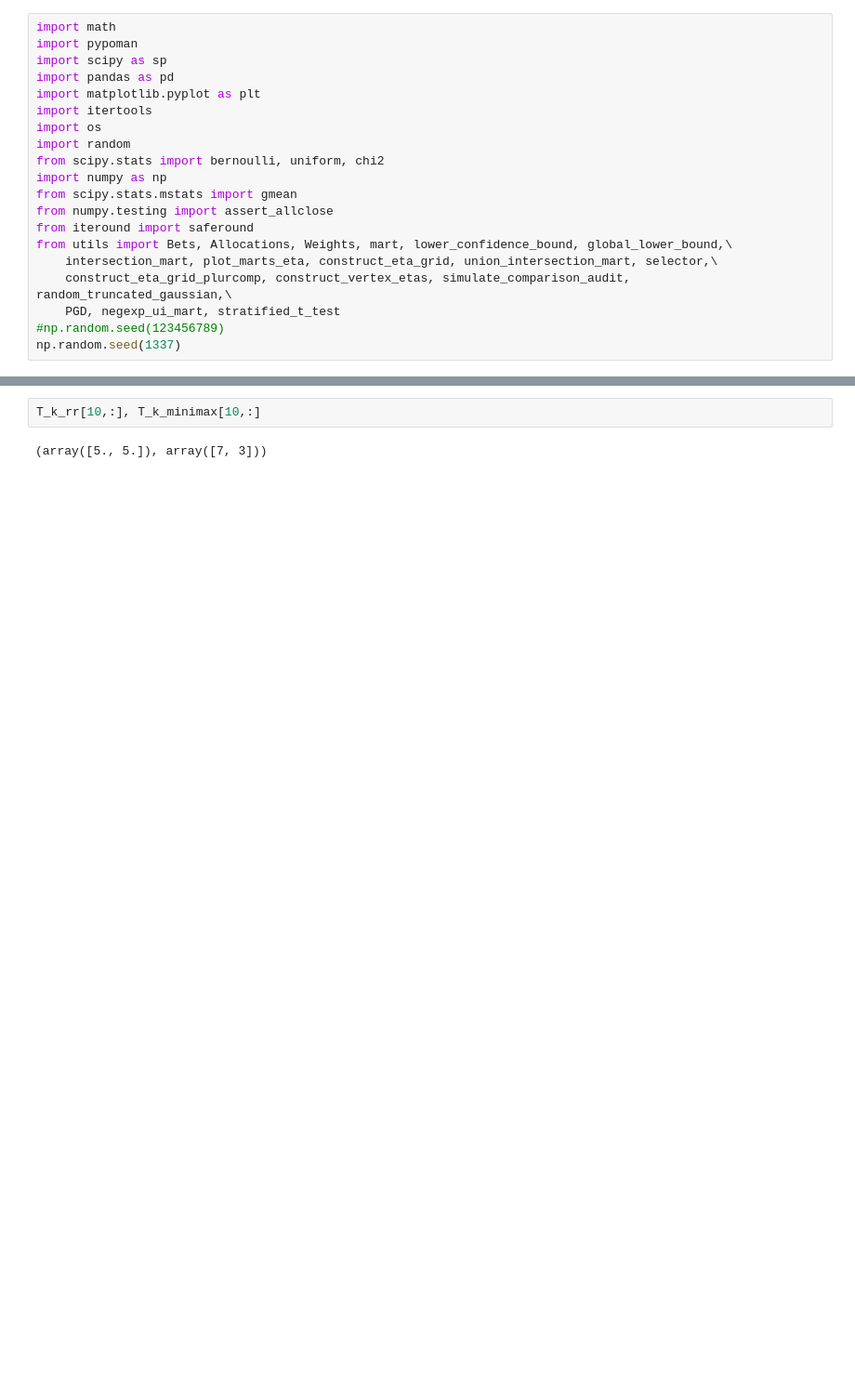
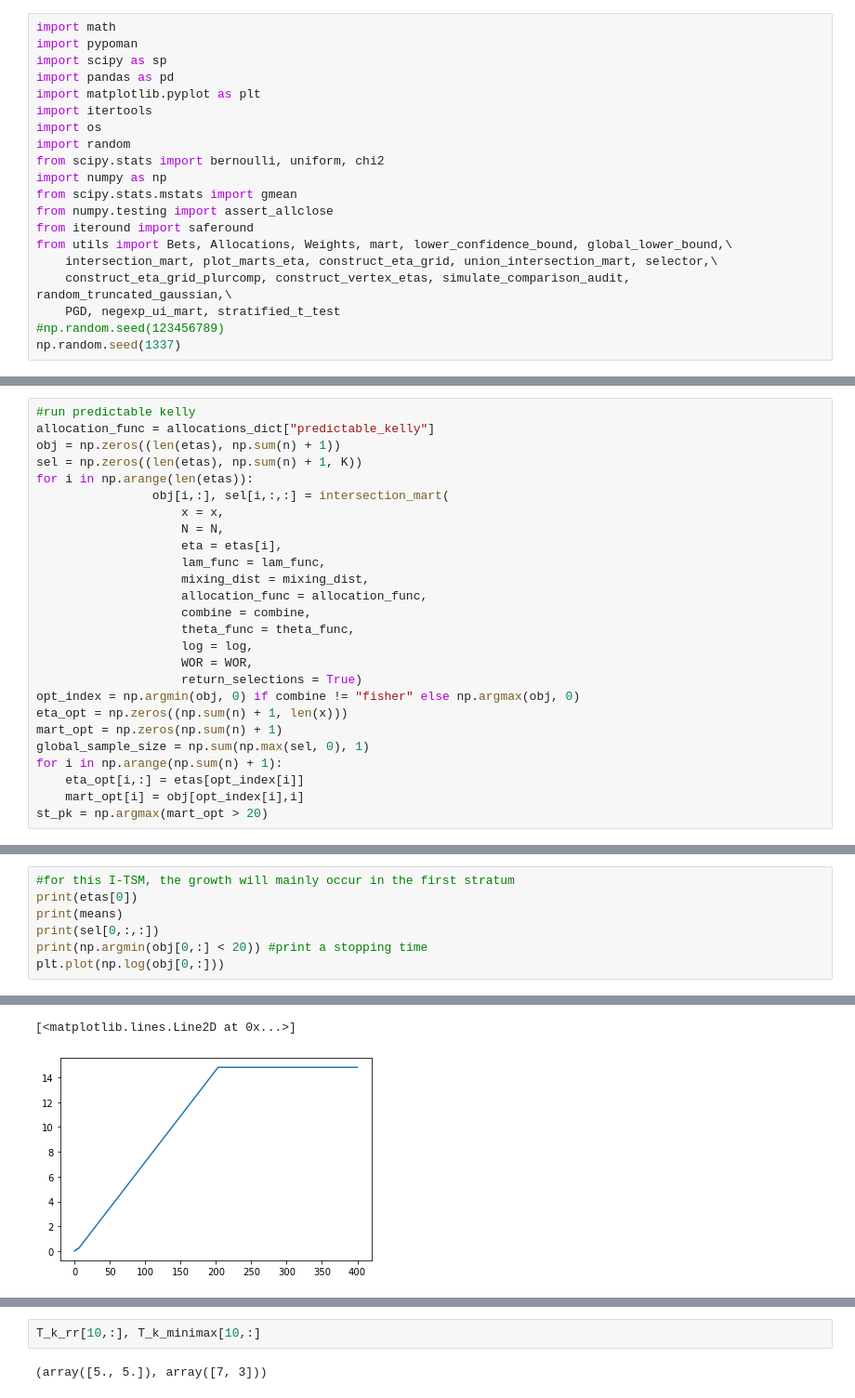
Before and after one commit to spertus/UI-TS, a Jupyter notebook: Code/stratMartExample.ipynb, the cells around one changed output, grey strips where cells are left out. Shown at 93% size. Saved outputs shown, nothing was run; the diff lists cells and outputs as text; blank space fills up the shorter version.

```diff
--- a/Code/stratMartExample.ipynb
+++ b/Code/stratMartExample.ipynb
@@ -20,0 +118,26 @@ np.random.seed(1337)
+# %%
+#run predictable kelly
+allocation_func = allocations_dict["predictable_kelly"]
+obj = np.zeros((len(etas), np.sum(n) + 1))
+sel = np.zeros((len(etas), np.sum(n) + 1, K))
+for i in np.arange(len(etas)):
+                obj[i,:], sel[i,:,:] = intersection_mart(
+                    x = x,
+                    N = N,
+                    eta = etas[i],
+                    lam_func = lam_func,
+                    mixing_dist = mixing_dist,
+                    allocation_func = allocation_func,
+                    combine = combine,
+                    theta_func = theta_func,
+                    log = log,
+                    WOR = WOR,
+                    return_selections = True)
+opt_index = np.argmin(obj, 0) if combine != "fisher" else np.argmax(obj, 0)
+eta_opt = np.zeros((np.sum(n) + 1, len(x)))
+mart_opt = np.zeros(np.sum(n) + 1)
+global_sample_size = np.sum(np.max(sel, 0), 1)
+for i in np.arange(np.sum(n) + 1):
+    eta_opt[i,:] = etas[opt_index[i]]
+    mart_opt[i] = obj[opt_index[i],i]
+st_pk = np.argmax(mart_opt > 20)
@@ -20,0 +172,8 @@ np.random.seed(1337)
+# %%
+#for this I-TSM, the growth will mainly occur in the first stratum
+print(etas[0])
+print(means)
+print(sel[0,:,:])
+print(np.argmin(obj[0,:] < 20)) #print a stopping time
+plt.plot(np.log(obj[0,:]))
+# %% [output]
@@ -20,0 +197,2 @@ np.random.seed(1337)
+[<matplotlib.lines.Line2D at 0x...>]
+[figure, added]
```
Also changed, not shown: parts of 39 cells of this notebook.
